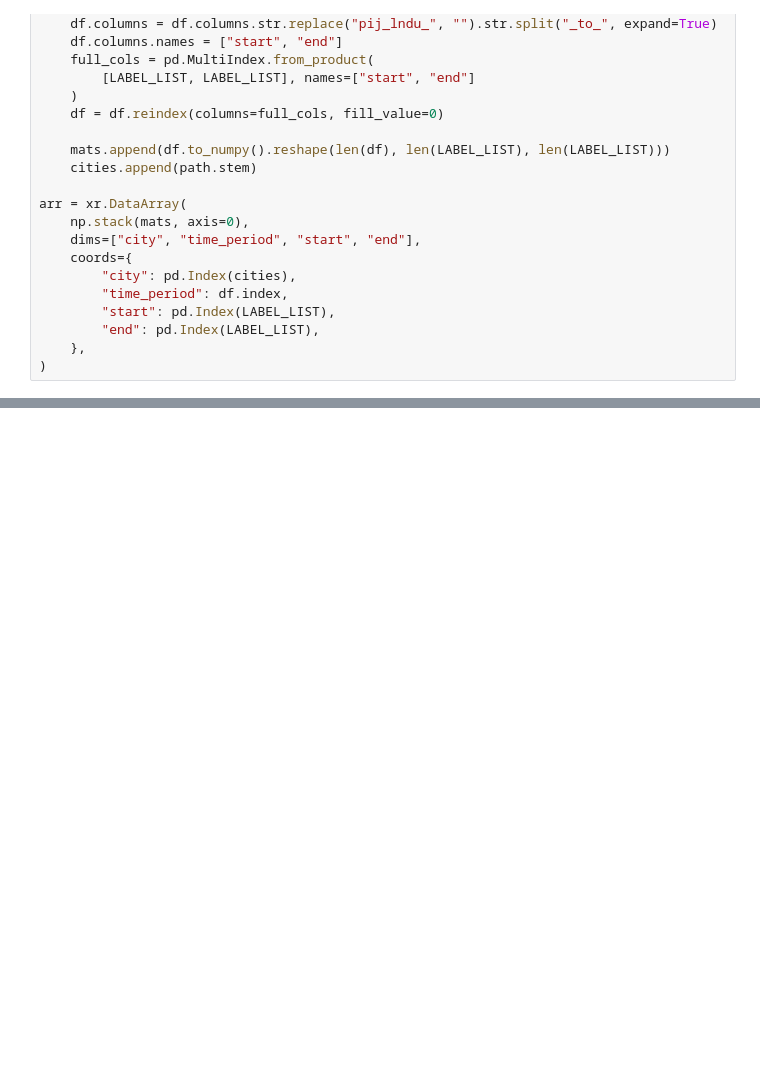
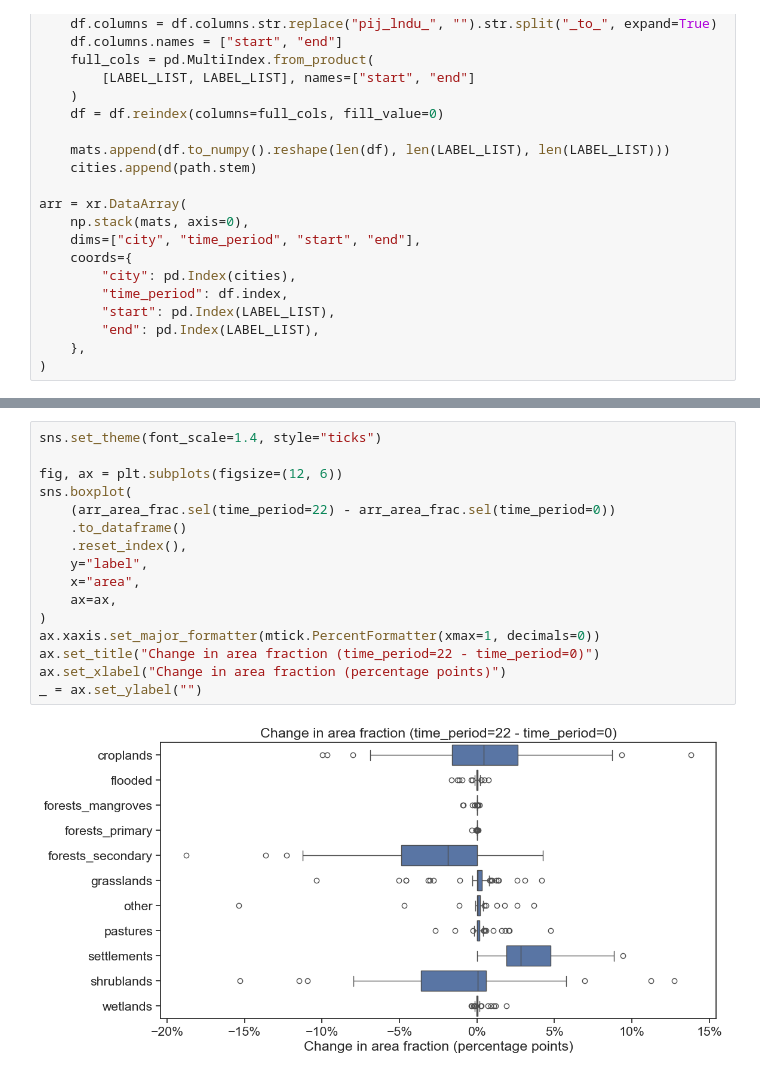
Before and after one commit to CentroFuturoCiudades/carbon_capture, a Jupyter notebook: probabilities.ipynb, the cells around one changed output, grey strips where cells are left out. Saved outputs shown, nothing was run; the diff lists cells and outputs as text; blank space fills up the shorter version.

```diff
--- a/probabilities.ipynb
+++ b/probabilities.ipynb
@@ -230,0 +102,18 @@ probs.mean(axis=1).plot(legend=False)
+# %%
+sns.set_theme(font_scale=1.4, style="ticks")
+
+fig, ax = plt.subplots(figsize=(12, 6))
+sns.boxplot(
+    (arr_area_frac.sel(time_period=22) - arr_area_frac.sel(time_period=0))
+    .to_dataframe()
+    .reset_index(),
+    y="label",
+    x="area",
+    ax=ax,
+)
+ax.xaxis.set_major_formatter(mtick.PercentFormatter(xmax=1, decimals=0))
+ax.set_title("Change in area fraction (time_period=22 - time_period=0)")
+ax.set_xlabel("Change in area fraction (percentage points)")
+_ = ax.set_ylabel("")
+# %% [output]
+[figure, added]
```
Also changed, not shown: parts of 31 cells of this notebook, 10 other files.
